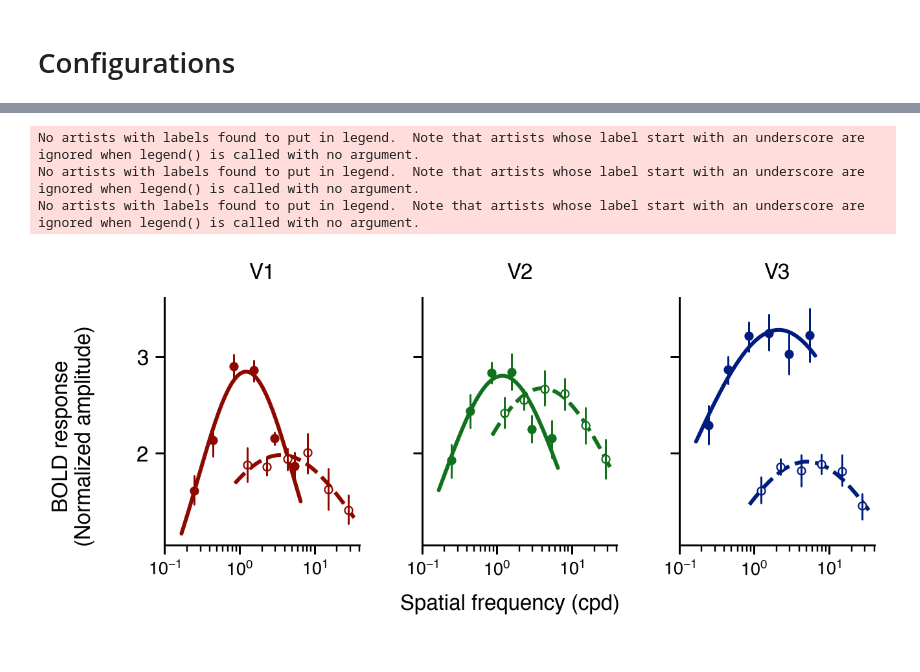
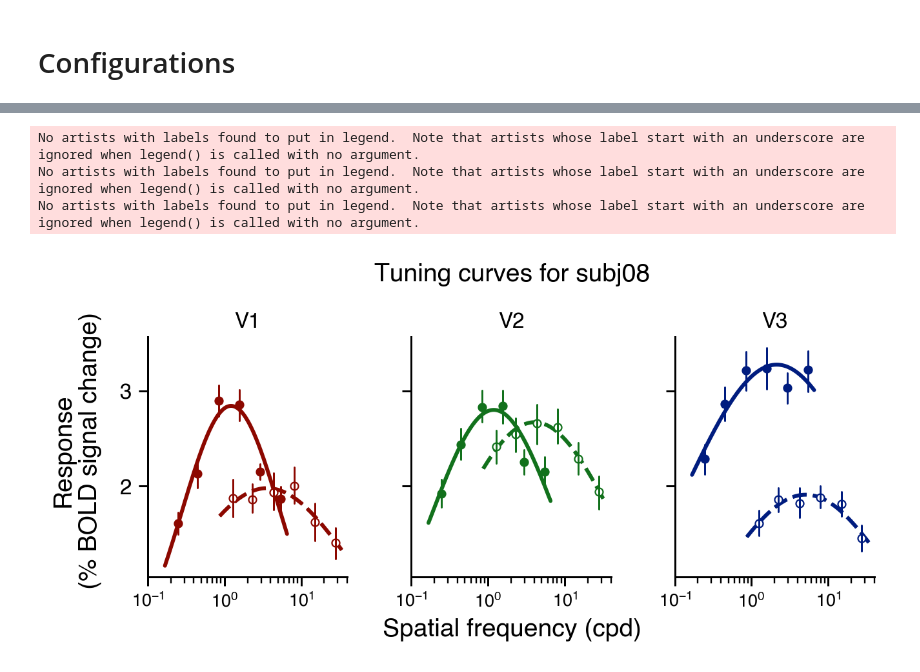
Before and after one commit to JiyeongHa/Spatial-Frequency-Preferences_NSDsyn, a Jupyter notebook: notebooks/2.3-plot-tuning-curve-results copy.ipynb, the cells around one changed output, grey strips where cells are left out. Cells and saved outputs as stored; diff of their text form; code cells hidden in the pictures.

Commit message:
refactor: clean up tuning curve and error comparison notebooks

```diff
--- a/notebooks/2.3-plot-tuning-curve-results copy.ipynb
+++ b/notebooks/2.3-plot-tuning-curve-results copy.ipynb
@@ -114,4 +80,0 @@ precision_s['precision'] = 1 / precision_s['sigma_v_squared']
-# %%
-nsd_tuning_with_precision_df = nsd_tuning_df.merge(precision_s[['sub','vroinames','precision']], on=['sub', 'vroinames'])
-nsd_tuning_with_precision_df['pp'] = 1/ nsd_tuning_with_precision_df['mode']
-nsd_fit_df = vis1D.fit_line_to_weighted_mean(nsd_tuning_with_precision_df, 'pp', 'precision', groupby=['vroinames'])
@@ -148,4 +80,0 @@ precision_s['precision'] = 1 / precision_s['sigma_v_squared']
-# %%
-broderick_tuning_with_precision_df = broderick_tuning_df.merge(precision_s[['sub','vroinames','precision']], on=['sub', 'vroinames'])
-broderick_tuning_with_precision_df['pp'] = 1/ broderick_tuning_with_precision_df['mode']
-broderick_fit_df = vis1D.fit_line_to_weighted_mean(broderick_tuning_with_precision_df, 'pp', 'precision', groupby=['vroinames'])
@@ -197,13 +83,16 @@ c_df
-# %%
-nsd_subj_df['normed_betas'] = nsd_subj_df.groupby(['sub','vroinames','ecc_bin'])['betas'].transform(lambda x: x / x.max())
-#nsd_tuning_df['normed_betas'] = nsd_tuning_df.groupby(['sub','vroinames','ecc_bin'])['betas'].transform(lambda x: x / x.mean())
 # %%
 bins_to_plot = [bin_labels[k] for k in [0,6]]
-fig, axes = vis1D.plot_tuning_curves_NSD_with_errorbar(c_df, nsd_tuning_df, y='betas',
-                             bins_to_plot=bins_to_plot, pal=roi_pal[1:], normalize=False,
-                             save_path=os.path.join(fig_dir, 'subj08_tuning_curves_NSD_with_errorbar_normalize-False.svg'))
+fig, axes = vis1D.plot_tuning_curves_NSD_with_errorbar(nsd_subj_df,
+                                                       nsd_tuning_df,
+                                                       y='betas',
+                             bins_to_plot=bins_to_plot,
+                             pal=roi_pal[1:],
+                             normalize=False,
+                             errorbar=True,
+                             title='Tuning curves for subj08',
+                             save_path=None)
 # %% [output]
 No artists with labels found to put in legend.  Note that artists whose label start with an underscore are ignored when legend() is called with no argument.
 No artists with labels found to put in legend.  Note that artists whose label start with an underscore are ignored when legend() is called with no argument.
 No artists with labels found to put in legend.  Note that artists whose label start with an underscore are ignored when legend() is called with no argument.
-[figure, old version]
+[figure, new version]
```
Also changed, not shown: parts of 18 cells of this notebook, 1 other file.
